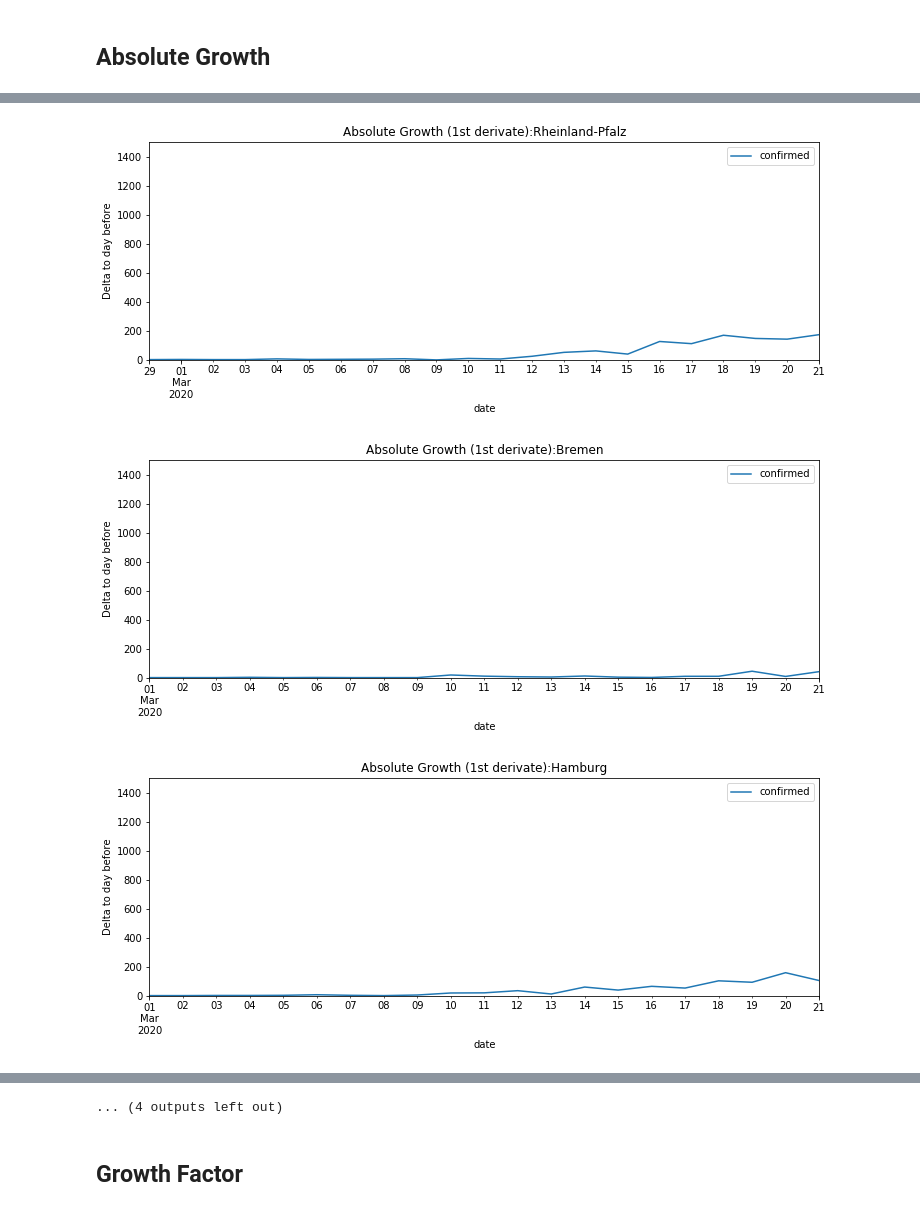
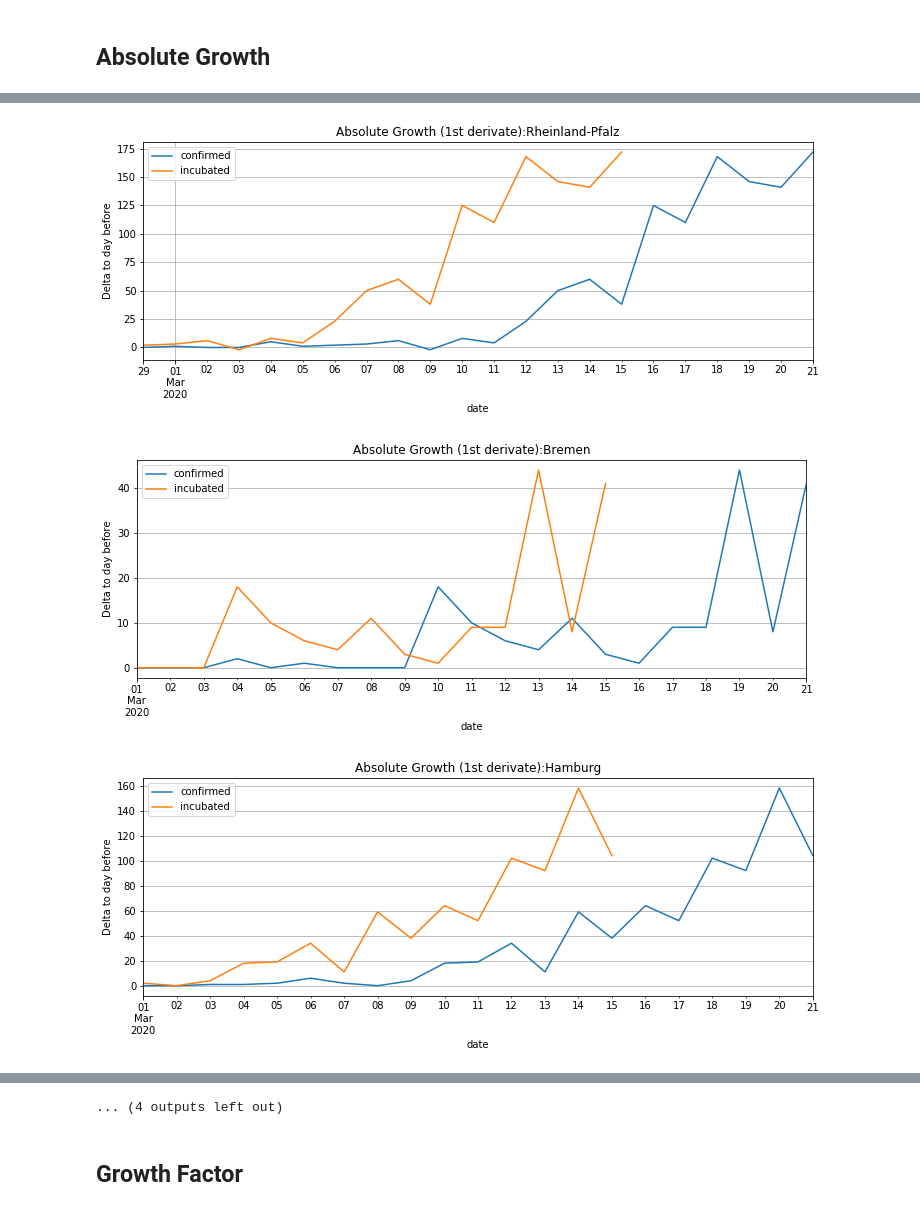
Before and after one commit to plipp/corona-2020-analysis, a Jupyter notebook: mp-data-analysis.ipynb, the cells around one changed output, grey strips where cells are left out. Cells and saved outputs as stored; diff of their text form; code cells hidden in the pictures.

Commit message:
add incubation phase

```diff
--- a/mp-data-analysis.ipynb
+++ b/mp-data-analysis.ipynb
@@ -38,8 +41,16 @@ def abs_growth_from(df_by_date):
 
 def plot_abs_growth(df_abs_growth,details="", max_y=None):
     max_y = max_y if max_y else df_abs_growth.max().max()
-    df_abs_growth.plot(figsize=(12,4), title='Absolute Growth (1st derivate):'+details, ylim=(0,max_y))
+    df_abs_growth.plot(figsize=(12,4), title='Absolute Confirmed Growth (1st derivate):'+details, ylim=(0,max_y))
     pyplot.ylabel('Delta to day before');
+    pyplot.grid(True)
+
+def plot_abs_growth_confirmed(df_abs_growth,details=""):
+    df_confirmed=df_abs_growth['confirmed']
+    df = pd.DataFrame({'confirmed':df_confirmed, 'incubated':df_confirmed.shift(-MEAN_INCUBATION_TIME)})
+    df.plot(figsize=(12,4), title='Absolute Growth (1st derivate):'+details)
+    pyplot.ylabel('Delta to day before');
+    pyplot.grid(True)
 # %%
 plot_abs_growth(abs_growth_from(de_by_date))
 # %% [output]
@@ -85,3 +96,6 @@ feds.remove('Repatriierte')
 de_fed_by_date = de_fed_by_date_all[de_fed_by_date_all.label.isin(feds)]
 # %% [markdown]
 ## Absolute Cases
+# %%
+de_fed_by_date.set_index(['date']).groupby('label')['confirmed'].plot(figsize=(15,7), legend=True, title='Absolute Confirmed by Federation State')
+pyplot.grid(True);
@@ -88,5 +104,5 @@ de_fed_by_date = de_fed_by_date_all[de_fed_by_date_all.label.isin(feds)]
 # %%
 for fed in feds:
-    de_fed_by_date.loc[de_fed_by_date.label==fed].set_index('date').plot(figsize=(12,5), title=fed, ylim=(0,8000))
+    de_fed_by_date.loc[de_fed_by_date.label==fed].set_index('date').plot(figsize=(12,5), title=fed)
     pyplot.grid(True)
 # %% [output]
@@ -105,3 +121,6 @@ for fed in feds:
 ... (4 outputs left out)
 # %% [markdown]
 ## Absolute Growth
+# %%
+de_fed_by_date.set_index(['date','label'])['confirmed'].unstack().diff().plot(figsize=(15,7), legend=True)
+pyplot.grid(True);
@@ -108,5 +129,5 @@ for fed in feds:
 # %%
 for fed in feds:
     fed_confirmed_by_date=de_fed_by_date.loc[de_fed_by_date.label==fed,['date','confirmed']].set_index('date')
-    plot_abs_growth(abs_growth_from(fed_confirmed_by_date), fed, 1500)
+    plot_abs_growth_confirmed(abs_growth_from(fed_confirmed_by_date), fed)
 # %% [output]
@@ -118,3 +139,3 @@ for fed in feds:
-[figure, old version]
+[figure, new version]
-[figure, old version]
+[figure, new version]
-[figure, old version]
+[figure, new version]
```
Also changed, not shown: parts of 9 cells of this notebook, 1 other file.
